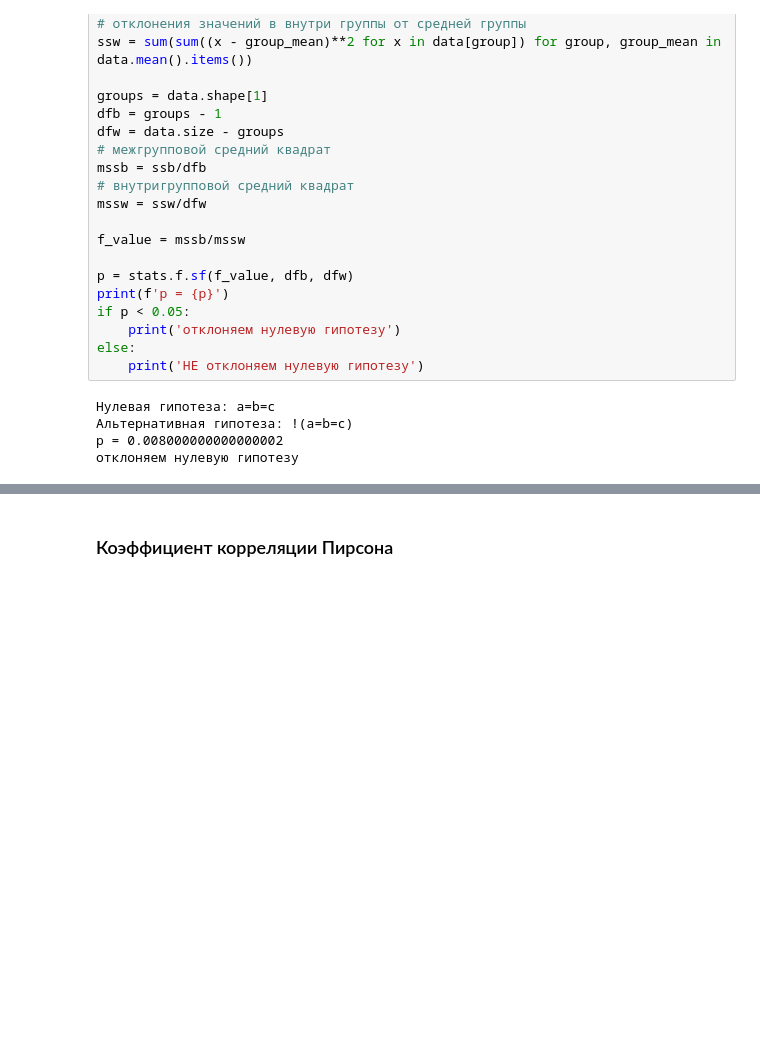
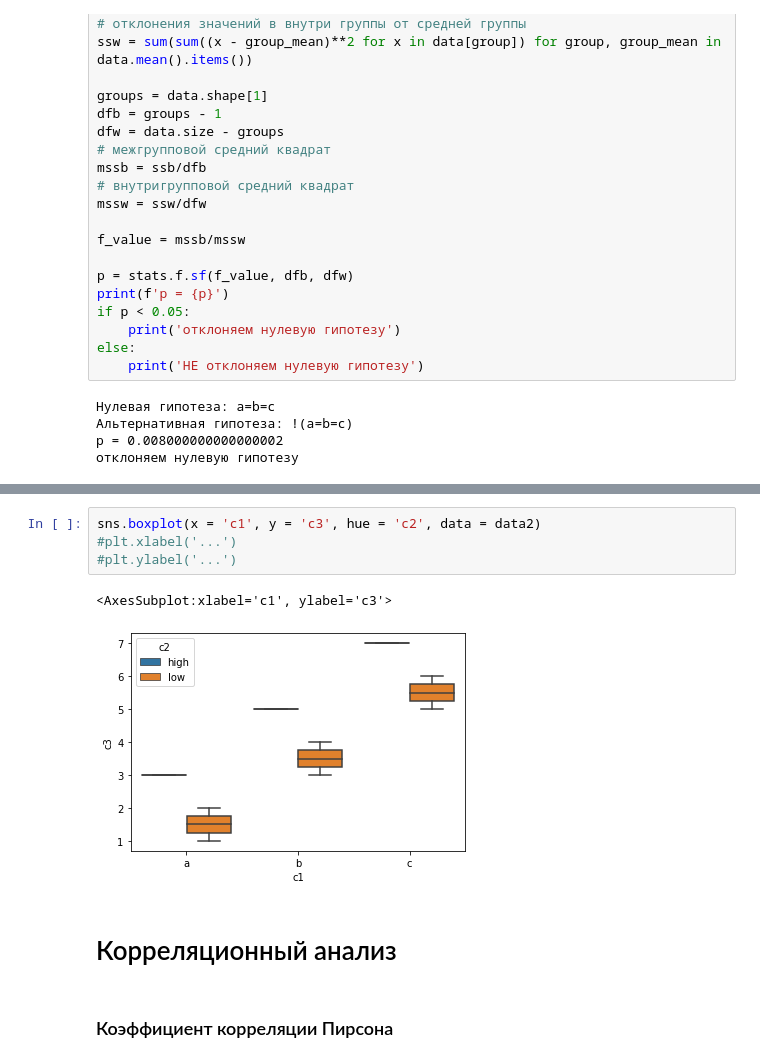
Before and after one commit to AleksTaube/Methods_of_statistical_analysis_on_Python, a Jupyter notebook: statistics_analysis_algorithm.ipynb, the cells around one changed output, grey strips where cells are left out. Cells and saved outputs as stored; diff of their text form; blank space fills up the shorter version.

```diff
--- a/statistics_analysis_algorithm.ipynb
+++ b/statistics_analysis_algorithm.ipynb
@@ -435,3 +596,12 @@ p = 0.008000000000000002
+# %%
+sns.boxplot(x = 'c1', y = 'c3', hue = 'c2', data = data2)
+#plt.xlabel('...')
+#plt.ylabel('...')
+# %% [output]
+<AxesSubplot:xlabel='c1', ylabel='c3'>
+[figure, added]
+# %% [markdown]
+# Корреляционный анализ
 # %% [markdown]
 ### Коэффициент корреляции Пирсона
 # %% [markdown]
```
Also changed, not shown: parts of 57 cells of this notebook.
